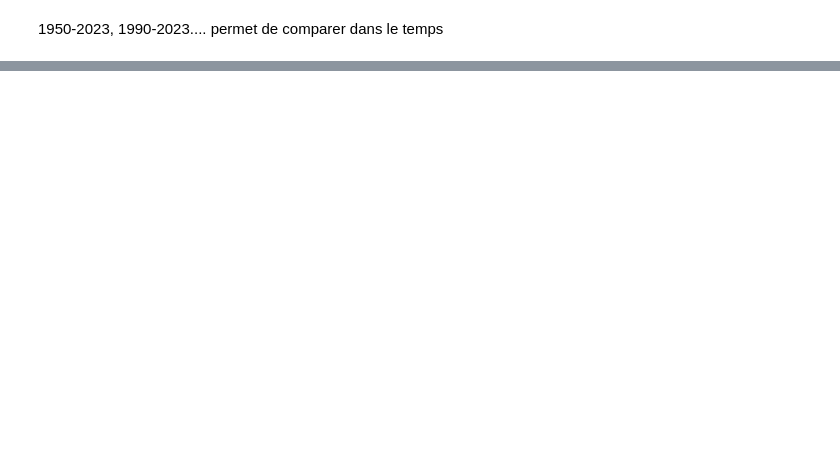
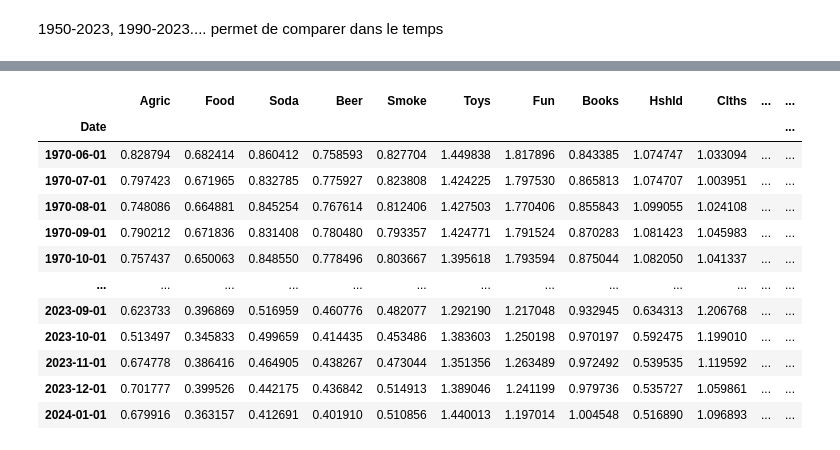
Before and after one commit to DominicPrenovost/TP2-PF-management, a Jupyter notebook: QuestionB.ipynb, the cells around one changed output, grey strips where cells are left out. Cells and saved outputs as stored; diff of their text form; code cells hidden in the pictures; blank space fills up the shorter version.

```diff
--- a/QuestionB.ipynb
+++ b/QuestionB.ipynb
@@ -201,0 +221,84 @@ array([0.82921422, 0.68240304, 0.86016423, 0.75758158, 0.83108174,
+# %%
+
+
+# Définir la date de début et de fin
+start_date = '1970-06-01'  # Remplacez par la date de début souhaitée
+end_date = '2024-01-01'  # Remplacez par la date de fin souhaitée
+
+def calculate_betas(start_date, end_date, df_daily_ret_reshaped, df_FF_daily):
+    # Sélectionner les données pour la plage de dates spécifiée
+    df_daily_ret_selected = df_daily_ret_reshaped.loc[start_date:end_date]
+    df_FF_daily_selected = df_FF_daily.loc[start_date:end_date]
+
+    # Maintenant, vous pouvez utiliser df_daily_ret_selected et df_FF_daily_selected pour votre régression
+    Rft = df_FF_daily_selected['RF']
+    Rm_t = df_FF_daily_selected['Mkt-RF']
+
+    betas = []  # Create an empty list to store the betas
+
+    for column in df_daily_ret_selected.columns:
+        Ri_t = df_daily_ret_selected[column]
+
+        Y = Ri_t - Rft
+        X = Rm_t
+
+        X = sm.add_constant(X)
+
+        model = sm.OLS(Y, X)
+        results = model.fit()
+
+        betas.append(results.params[1])  # Add the betas to the list
+
+    # Convert the list of betas to a numpy array
+    betas = np.array(betas)
+
+    return betas
+
+# Get the first and last date in the data
+first_date = df_daily_ret_reshaped.index.min()
+last_date = df_daily_ret_reshaped.index.max()
+
+# Create a date range for each month in the data
+date_range = pd.date_range(start=first_date, end=last_date, freq='M')
+
+# Calculate the betas for each month
+monthly_betas = {}
+for date in date_range:
+    start_date = date - pd.DateOffset(months=12)
+    end_date = date
+    betas = calculate_betas(start_date, end_date, df_daily_ret, df_FF_daily)
+    monthly_betas[date] = betas
+
+    # Convert the dictionary to a DataFrame
+df_monthly_betas = pd.DataFrame(monthly_betas.items(), columns=['Date', 'Betas'])
+
+# Convert the Betas column from numpy arrays to lists
+df_monthly_betas['Betas'] = df_monthly_betas['Betas'].apply(list)
+
+# Set the Date column as the index
+df_monthly_betas.set_index('Date', inplace=True)
+
+# Convert each item in the 'Betas' list to a separate column
+df_monthly_betas = df_monthly_betas['Betas'].apply(pd.Series)
+
+# Set the index of df_monthly_betas to match df_48ind
+df_monthly_betas.index = df_48ind.index
+
+# Set the column names of df_monthly_betas to match df_48ind
+df_monthly_betas.columns = df_48ind.columns
+
+df_monthly_betas
+# %% [output]
+|  | Agric | Food | Soda | Beer | Smoke | Toys | Fun | Books | Hshld | Clths | ... | ... |
+| Date |  |  |  |  |  |  |  |  |  |  |  | ... |
+| 1970-06-01 | 0.828794 | 0.682414 | 0.860412 | 0.758593 | 0.827704 | 1.449838 | 1.817896 | 0.843385 | 1.074747 | 1.033094 | ... | ... |
+| 1970-07-01 | 0.797423 | 0.671965 | 0.832785 | 0.775927 | 0.823808 | 1.424225 | 1.797530 | 0.865813 | 1.074707 | 1.003951 | ... | ... |
+| 1970-08-01 | 0.748086 | 0.664881 | 0.845254 | 0.767614 | 0.812406 | 1.427503 | 1.770406 | 0.855843 | 1.099055 | 1.024108 | ... | ... |
+| 1970-09-01 | 0.790212 | 0.671836 | 0.831408 | 0.780480 | 0.793357 | 1.424771 | 1.791524 | 0.870283 | 1.081423 | 1.045983 | ... | ... |
+| 1970-10-01 | 0.757437 | 0.650063 | 0.848550 | 0.778496 | 0.803667 | 1.395618 | 1.793594 | 0.875044 | 1.082050 | 1.041337 | ... | ... |
+| ... | ... | ... | ... | ... | ... | ... | ... | ... | ... | ... | ... | ... |
+| 2023-09-01 | 0.623733 | 0.396869 | 0.516959 | 0.460776 | 0.482077 | 1.292190 | 1.217048 | 0.932945 | 0.634313 | 1.206768 | ... | ... |
+| 2023-10-01 | 0.513497 | 0.345833 | 0.499659 | 0.414435 | 0.453486 | 1.383603 | 1.250198 | 0.970197 | 0.592475 | 1.199010 | ... | ... |
+| 2023-11-01 | 0.674778 | 0.386416 | 0.464905 | 0.438267 | 0.473044 | 1.351356 | 1.263489 | 0.972492 | 0.539535 | 1.119592 | ... | ... |
+| 2023-12-01 | 0.701777 | 0.399526 | 0.442175 | 0.436842 | 0.514913 | 1.389046 | 1.241199 | 0.979736 | 0.535727 | 1.059861 | ... | ... |
+| 2024-01-01 | 0.679916 | 0.363157 | 0.412691 | 0.401910 | 0.510856 | 1.440013 | 1.197014 | 1.004548 | 0.516890 | 1.096893 | ... | ... |
```
Also changed, not shown: parts of 13 cells of this notebook.
